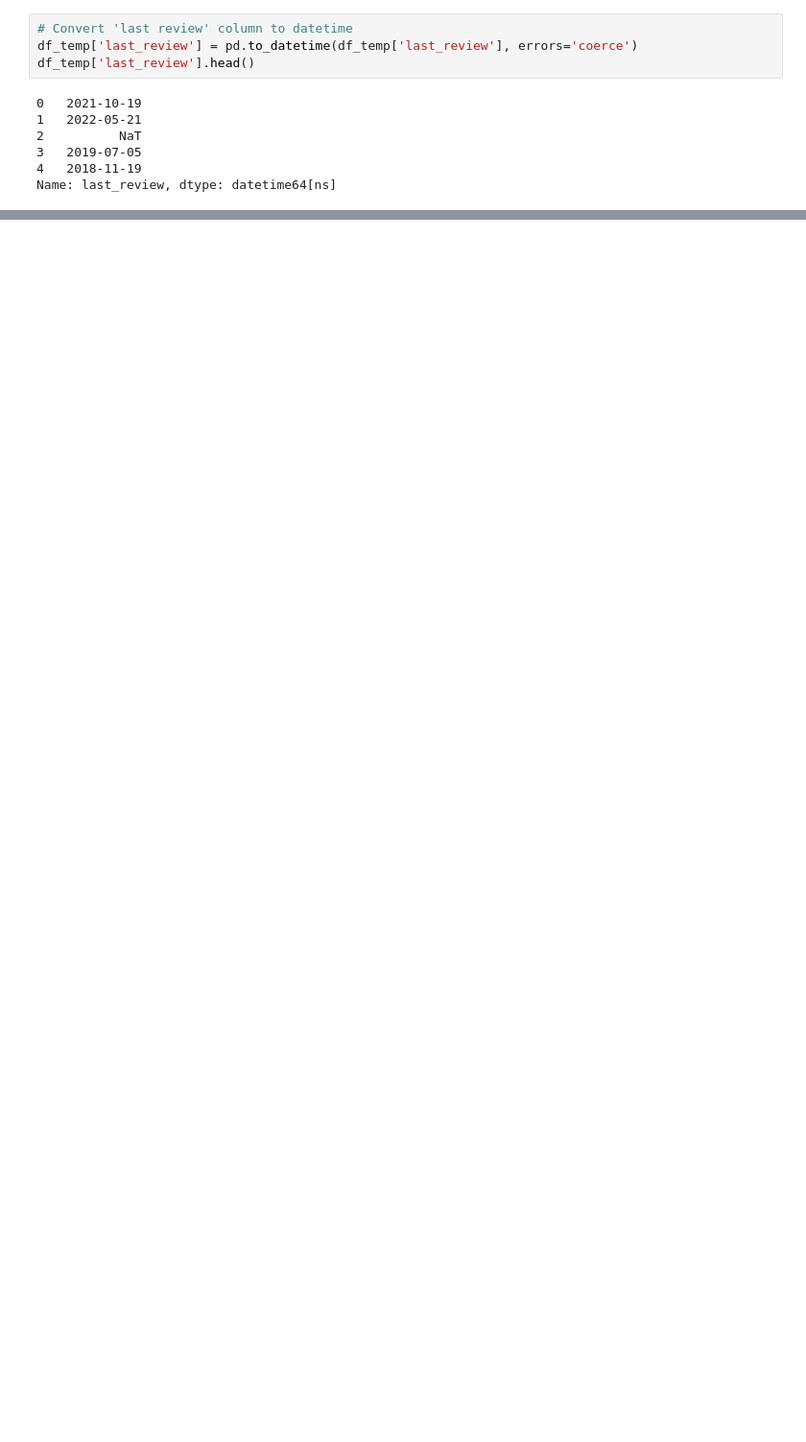
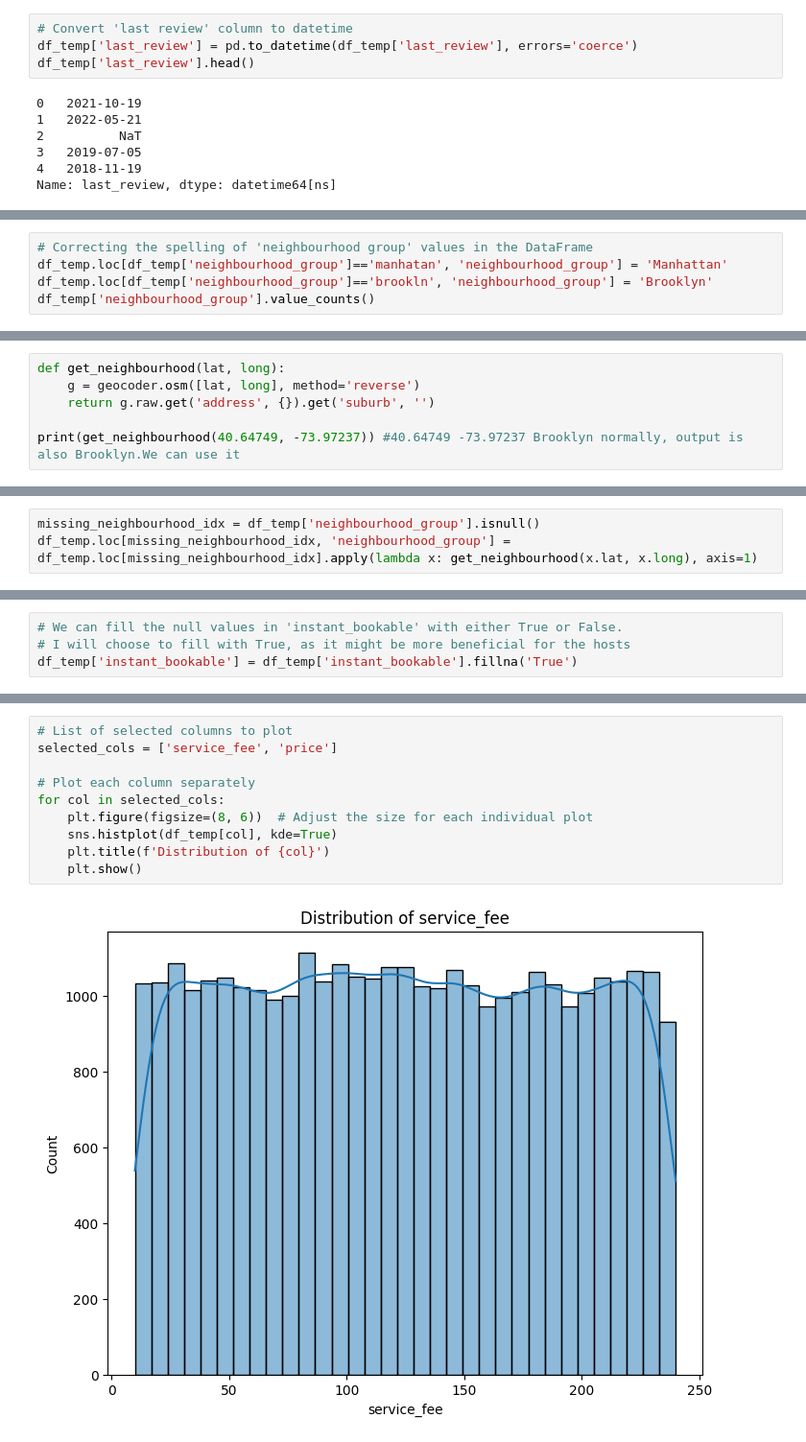
Before and after one commit to Sselimkoc/AirBnB-EDA, a Jupyter notebook: Airbnb.ipynb, the cells around one changed output, grey strips where cells are left out. Shown: that part at 96% size. Cells and saved outputs as stored; diff of their text form; blank space fills up the shorter version.

```diff
--- a/Airbnb.ipynb
+++ b/Airbnb.ipynb
@@ -254,0 +400,5 @@ Name: count, Length: 8776, dtype: int64
+# %%
+# Correcting the spelling of 'neighbourhood group' values in the DataFrame
+df_temp.loc[df_temp['neighbourhood_group']=='manhatan', 'neighbourhood_group'] = 'Manhattan'
+df_temp.loc[df_temp['neighbourhood_group']=='brookln', 'neighbourhood_group'] = 'Brooklyn'
+df_temp['neighbourhood_group'].value_counts()
@@ -254,0 +417,6 @@ Name: count, Length: 8776, dtype: int64
+# %%
+def get_neighbourhood(lat, long):
+    g = geocoder.osm([lat, long], method='reverse')
+    return g.raw.get('address', {}).get('suburb', '')
+
+print(get_neighbourhood(40.64749, -73.97237)) #40.64749 -73.97237 Brooklyn normally, output is also Brooklyn.We can use it
@@ -254,0 +425,3 @@ Name: count, Length: 8776, dtype: int64
+# %%
+missing_neighbourhood_idx = df_temp['neighbourhood_group'].isnull()
+df_temp.loc[missing_neighbourhood_idx, 'neighbourhood_group'] = df_temp.loc[missing_neighbourhood_idx].apply(lambda x: get_neighbourhood(x.lat, x.long), axis=1)
@@ -254,0 +496,4 @@ Name: count, Length: 8776, dtype: int64
+# %%
+# We can fill the null values in 'instant_bookable' with either True or False.
+# I will choose to fill with True, as it might be more beneficial for the hosts
+df_temp['instant_bookable'] = df_temp['instant_bookable'].fillna('True')
@@ -254,0 +544,12 @@ Name: count, Length: 8776, dtype: int64
+# %%
+# List of selected columns to plot
+selected_cols = ['service_fee', 'price']
+
+# Plot each column separately
+for col in selected_cols:
+    plt.figure(figsize=(8, 6))  # Adjust the size for each individual plot
+    sns.histplot(df_temp[col], kde=True)
+    plt.title(f'Distribution of {col}')
+    plt.show()
+# %% [output]
+[figure, added]
```
Also changed, not shown: parts of 58 cells of this notebook.
